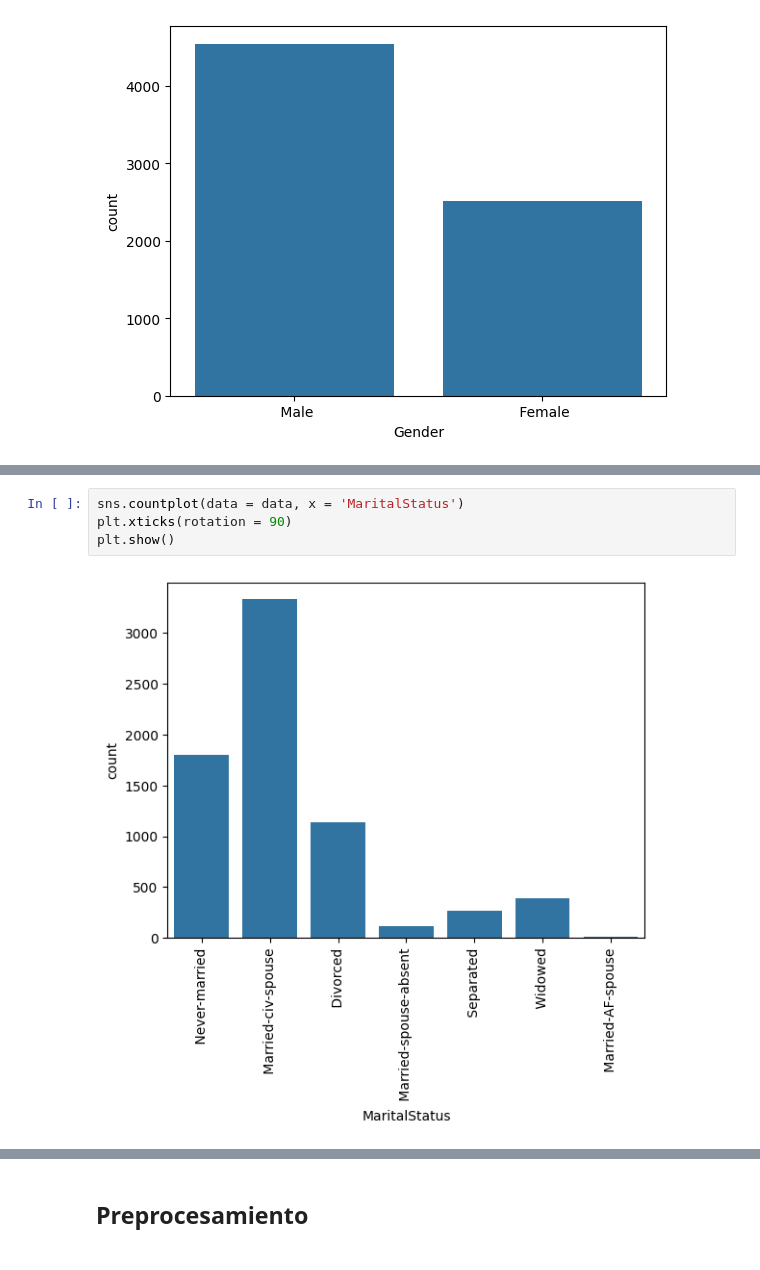
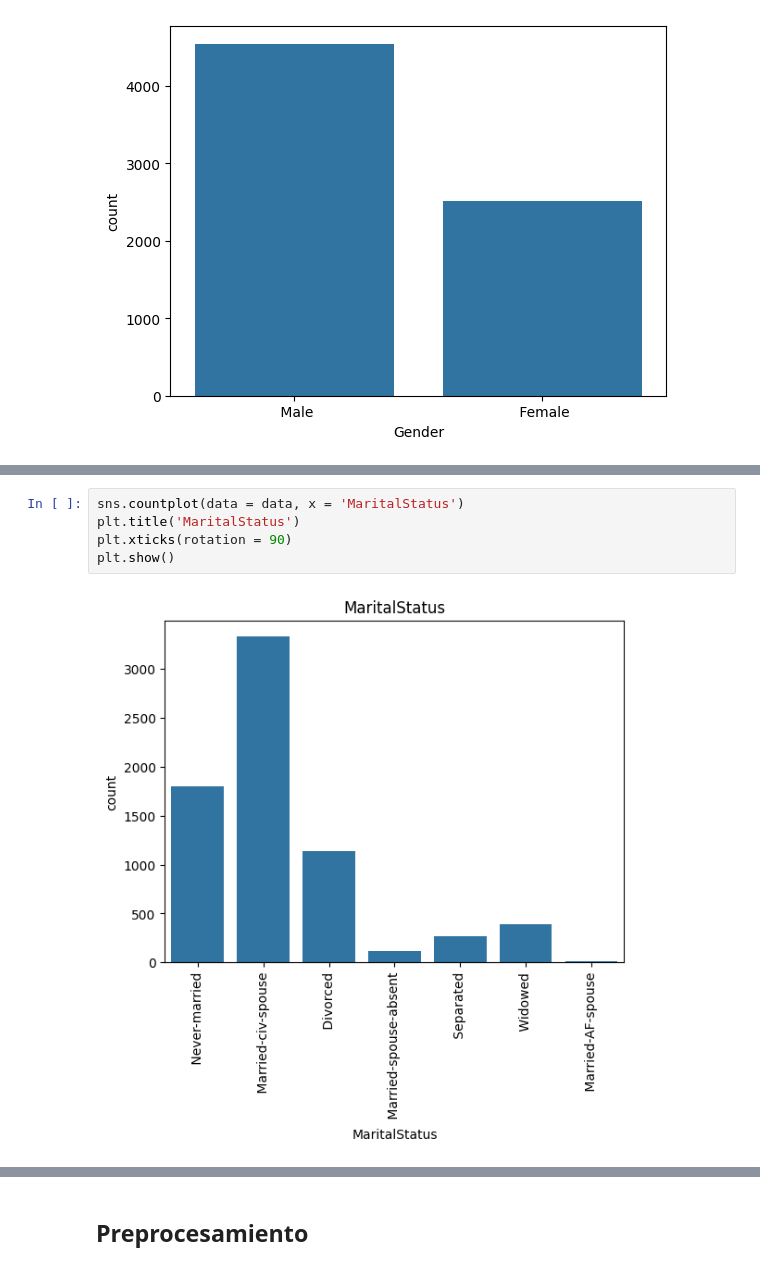
Before and after one commit to JoseCervantes06/Proyecto1_Equipo20_Cervantes-Reyes, a Jupyter notebook: fase2.ipynb, the cells around one changed output, grey strips where cells are left out. Drawn from its saved outputs; the diff is of its cells as text.

```diff
--- a/fase2.ipynb
+++ b/fase2.ipynb
@@ -168,6 +169,7 @@ plt.show()
 # %%
 sns.countplot(data = data, x = 'MaritalStatus')
+plt.title('MaritalStatus')
 plt.xticks(rotation = 90)
 plt.show()
 # %% [output]
-[figure, old version]
+[figure, new version]
```
Also changed, not shown: parts of 27 cells of this notebook.
